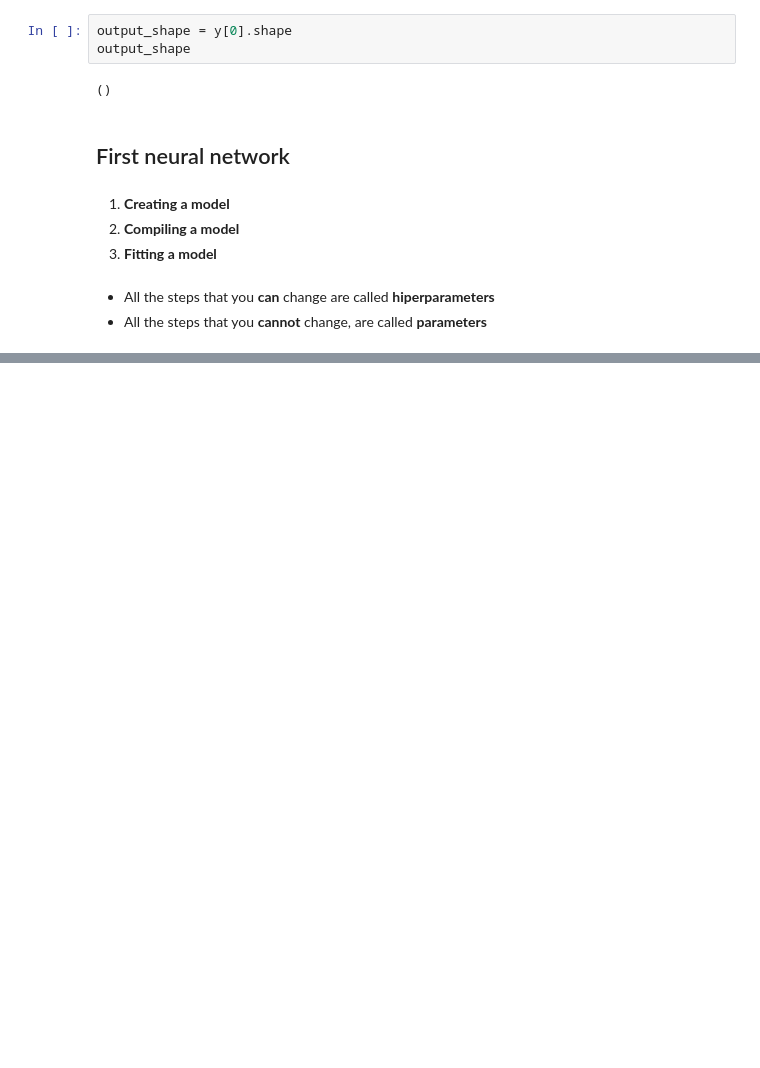
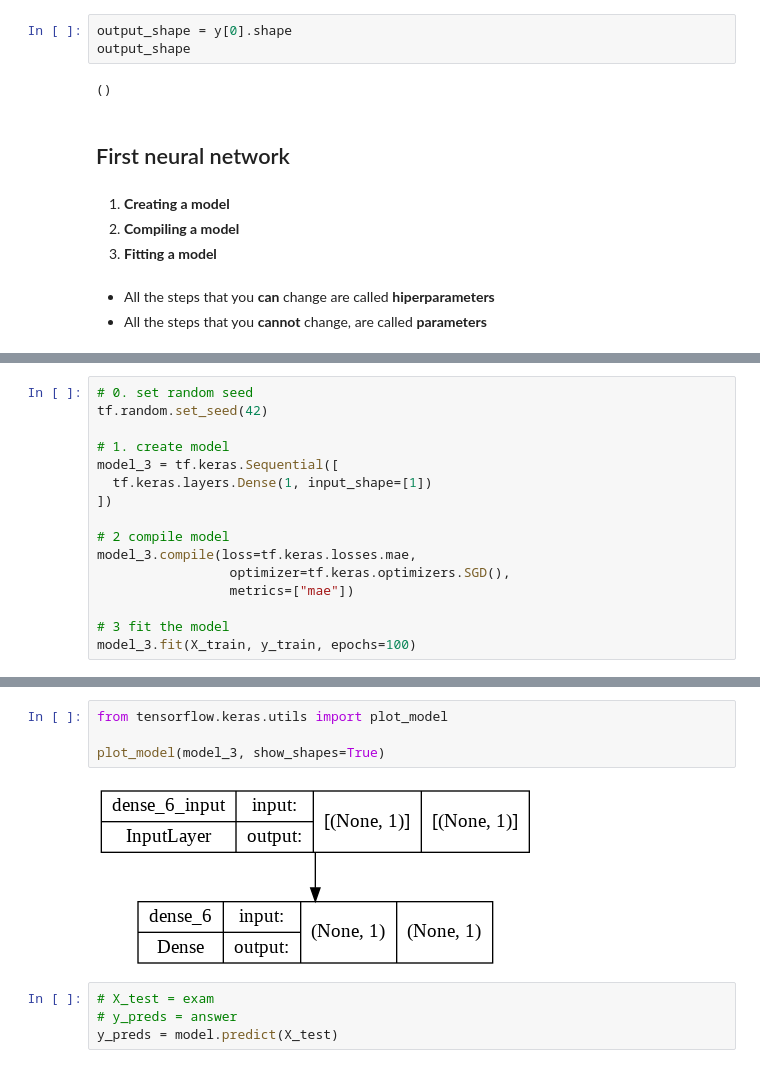
Before and after one commit to milioe/Moravec, a Jupyter notebook: 1_RegresionDamian.ipynb, the cells around one changed output, grey strips where cells are left out. Saved outputs shown, nothing was run; the diff lists cells and outputs as text; blank space fills up the shorter version.

```diff
--- a/1_RegresionDamian.ipynb
+++ b/1_RegresionDamian.ipynb
@@ -101,0 +231,16 @@ Epoch 5/5
+# %%
+# 0. set random seed
+tf.random.set_seed(42)
+
+# 1. create model
+model_3 = tf.keras.Sequential([
+  tf.keras.layers.Dense(1, input_shape=[1])
+])
+
+# 2 compile model
+model_3.compile(loss=tf.keras.losses.mae,
+                 optimizer=tf.keras.optimizers.SGD(),
+                 metrics=["mae"])
+
+# 3 fit the model
+model_3.fit(X_train, y_train, epochs=100)
@@ -101,0 +280,10 @@ Epoch 5/5
+# %%
+from tensorflow.keras.utils import plot_model
+
+plot_model(model_3, show_shapes=True)
+# %% [output]
+[figure, added]
+# %%
+# X_test = exam
+# y_preds = answer
+y_preds = model.predict(X_test)
```
Also changed, not shown: parts of 27 cells of this notebook.
